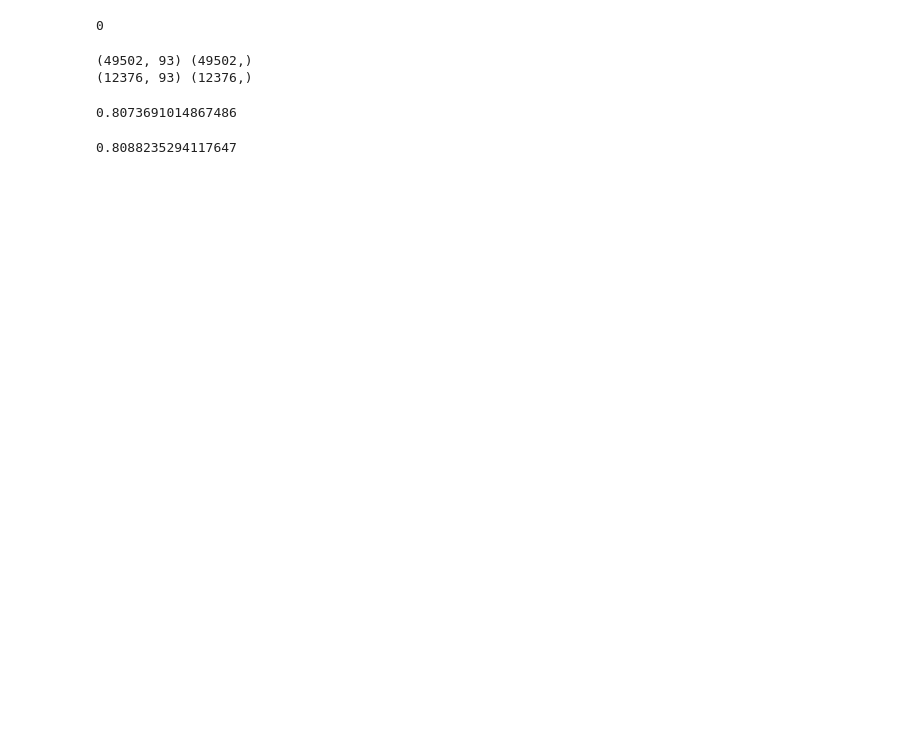
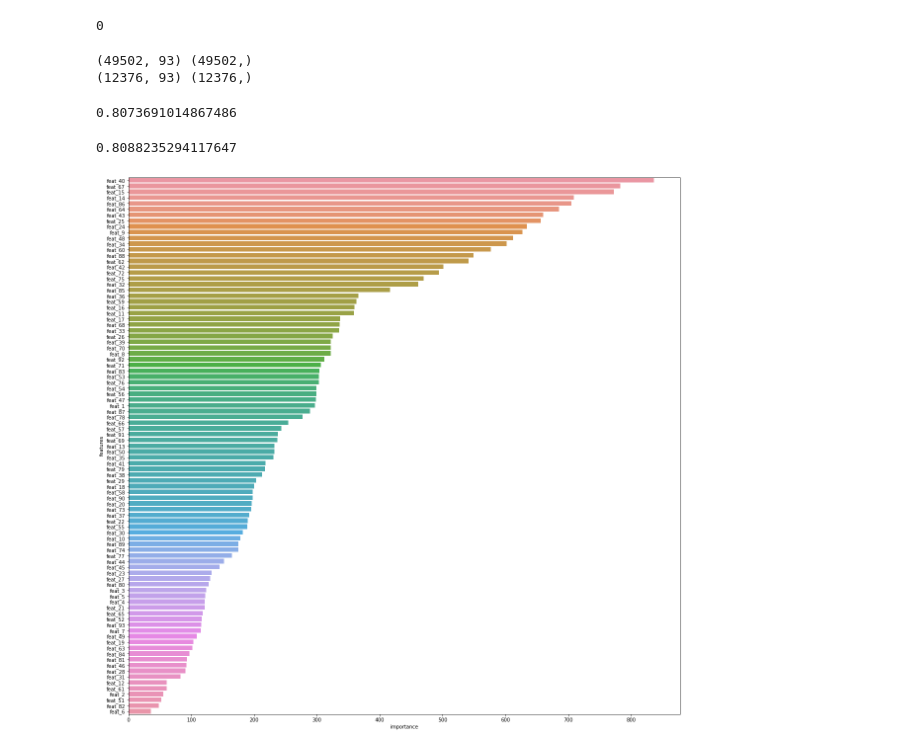
Before and after one commit to akiabe/kaggle_otto-group-product-classification, a Jupyter notebook: notebooks/prac_eda_and_modeling.ipynb, the cells around one changed output. Cells and saved outputs as stored; diff of their text form; code cells hidden in the pictures; blank space fills up the shorter version.

```diff
--- a/notebooks/prac_eda_and_modeling.ipynb
+++ b/notebooks/prac_eda_and_modeling.ipynb
@@ -42,3 +46,16 @@ accuracy = metrics.accuracy_score(y_valid, pred)
 print(accuracy)
 # %% [output]
 0.8088235294117647
+# %%
+import seaborn as sns
+import matplotlib.pyplot as plt
+
+importance = pd.DataFrame()
+importance["features"] = X_train.columns
+importance["importance"] = model2.feature_importances_
+importance = importance.sort_values("importance", ascending=False)
+
+plt.figure(figsize=(20,20))
+sns.barplot(x="importance", y="features", data=importance);
+# %% [output]
+[figure, added]
```
Also changed, not shown: parts of 2 cells of this notebook.
